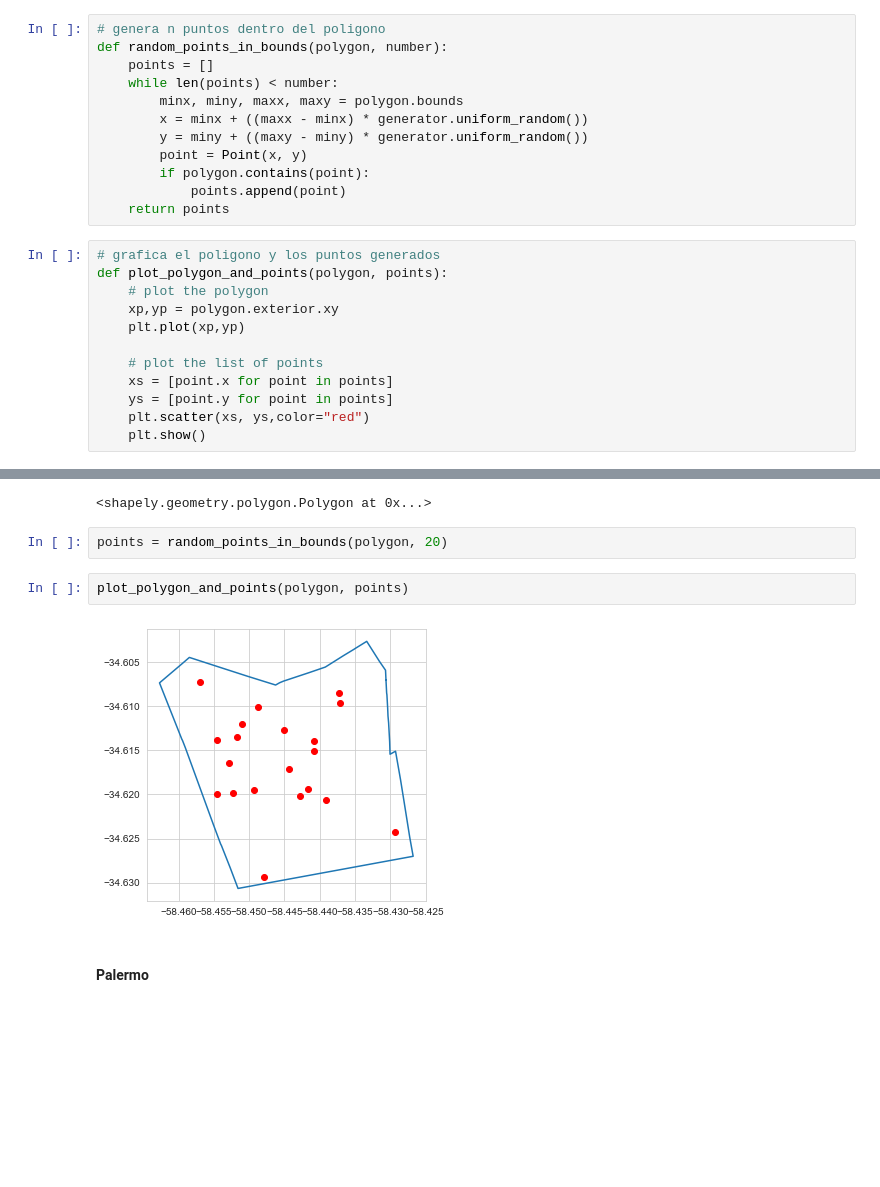
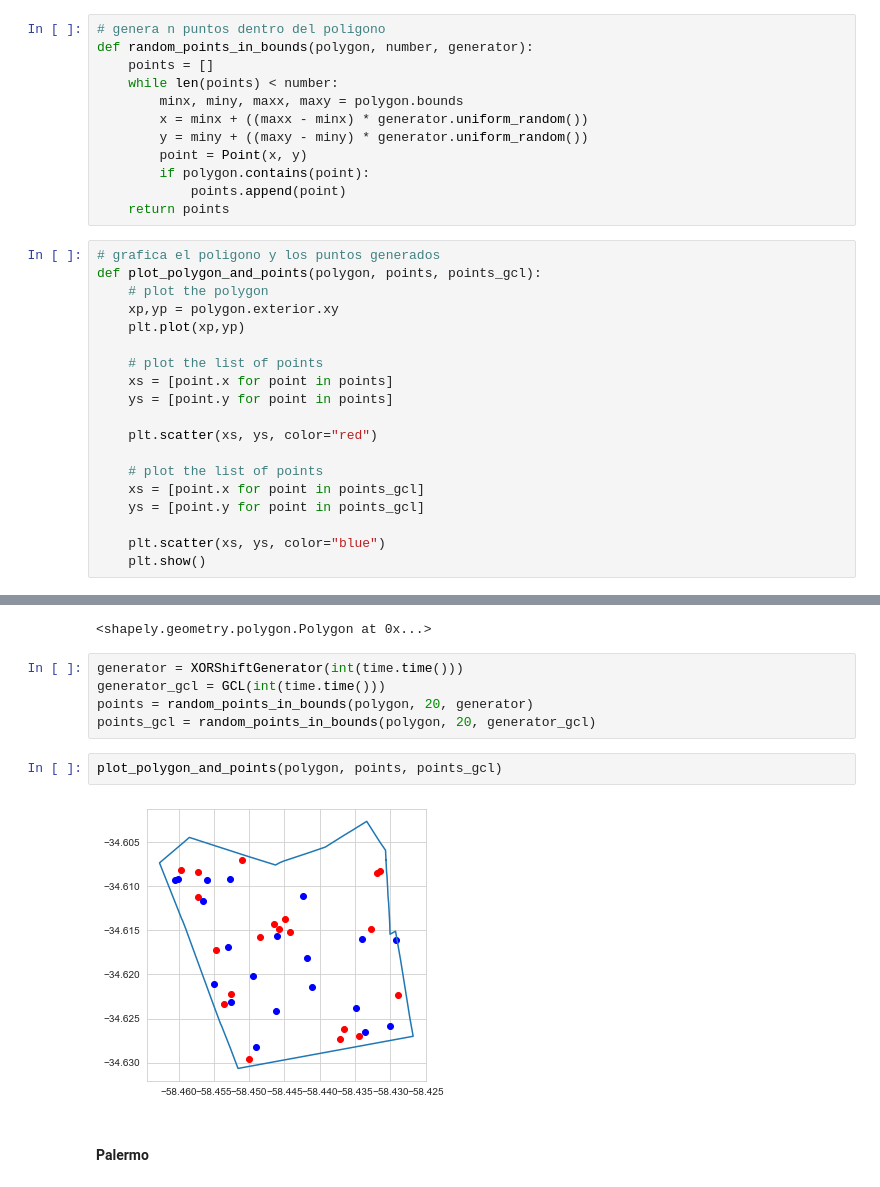
Before and after one commit to AlejandroDaneri/simulacion, a Jupyter notebook: Resolucion.ipynb, the cells around one changed output, grey strips where cells are left out. Drawn from its saved outputs; the diff is of its cells as text; blank space fills up the shorter version.

```diff
--- a/Resolucion.ipynb
+++ b/Resolucion.ipynb
@@ -716,7 +716,7 @@ def get_polygon_barrio_by_name(name):
     return []
 # %%
 # genera n puntos dentro del poligono
-def random_points_in_bounds(polygon, number):
+def random_points_in_bounds(polygon, number, generator):
     points = []
     while len(points) < number:
         minx, miny, maxx, maxy = polygon.bounds
@@ -728,7 +728,7 @@ def random_points_in_bounds(polygon, number):
     return points
 # %%
 # grafica el poligono y los puntos generados
-def plot_polygon_and_points(polygon, points):
+def plot_polygon_and_points(polygon, points, points_gcl):
     # plot the polygon
     xp,yp = polygon.exterior.xy
     plt.plot(xp,yp)
@@ -736,7 +736,14 @@ def plot_polygon_and_points(polygon, points):
     # plot the list of points
     xs = [point.x for point in points]
     ys = [point.y for point in points]
-    plt.scatter(xs, ys,color="red")
+
+    plt.scatter(xs, ys, color="red")
+
+    # plot the list of points
+    xs = [point.x for point in points_gcl]
+    ys = [point.y for point in points_gcl]
+
+    plt.scatter(xs, ys, color="blue")
     plt.show()
 # %% [markdown]
 #### Paternal
@@ -760,12 +770,15 @@ polygon
 # %% [output]
 coordinates: [[-58.43060582833087, -34.60704708859627], [-58.43055990202167, -34.60775365188757], [-58.43054944602487, -34.607918867190364], [-58.430512846566, -34.608513737883264], [-58.4304739241313 ...
 <shapely.geometry.polygon.Polygon at 0x...>
-# %%
-points = random_points_in_bounds(polygon, 20)
+# %%
+generator = XORShiftGenerator(int(time.time()))
+generator_gcl = GCL(int(time.time()))
+points = random_points_in_bounds(polygon, 20, generator)
+points_gcl = random_points_in_bounds(polygon, 20, generator_gcl)
 # %%
-plot_polygon_and_points(polygon, points)
+plot_polygon_and_points(polygon, points, points_gcl)
 # %% [output]
-[figure, old version]
+[figure, new version]
 # %% [markdown]
 #### Palermo
 # %%
```
Also changed, not shown: parts of 12 cells of this notebook.
